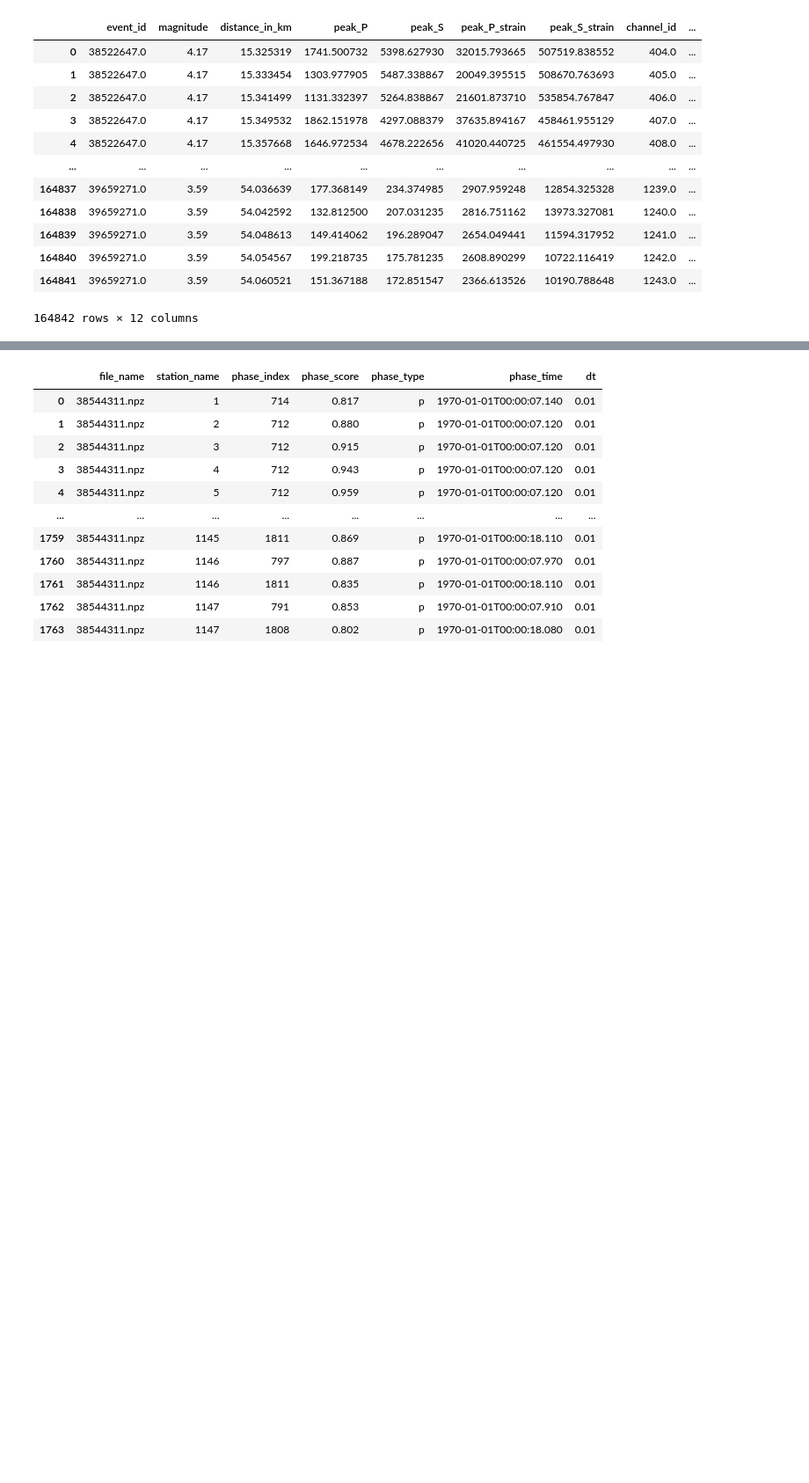
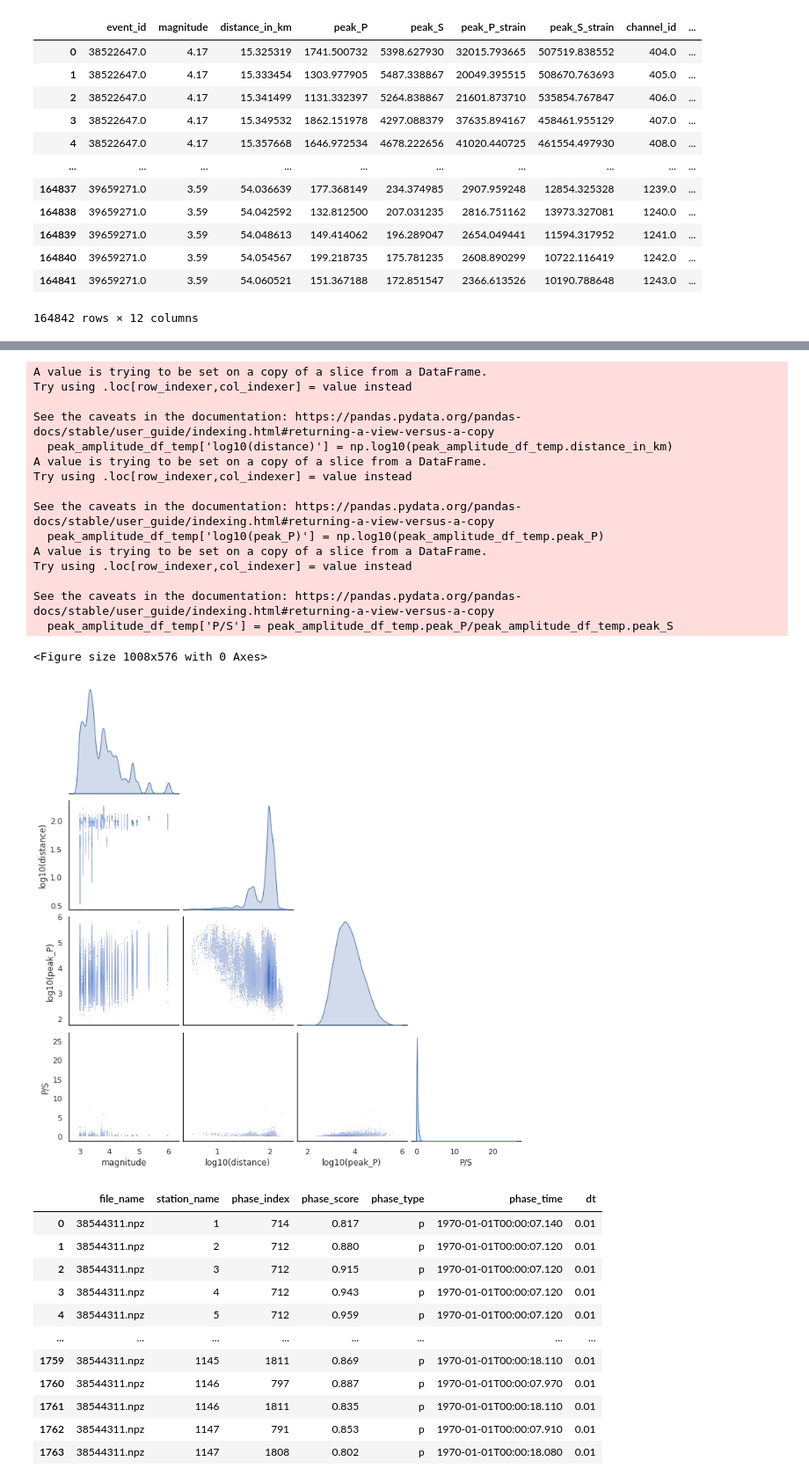
Before and after one commit to yinjiuxun/das-strain-scaling, a Jupyter notebook: jupyter_notebooks/Ridgecrest_extract_peak_amplitude.ipynb, the cells around one changed output, grey strips where cells are left out. Shown at 88% size. Saved outputs shown, nothing was run; the diff lists cells and outputs as text; code cells hidden in the pictures; blank space fills up the shorter version.

Commit message:
Using Seaborn and added Mammoth data

```diff
--- a/jupyter_notebooks/Ridgecrest_extract_peak_amplitude.ipynb
+++ b/jupyter_notebooks/Ridgecrest_extract_peak_amplitude.ipynb
@@ -800,3 +800,12 @@ peak_amplitude_df
 | 164840 | 39659271.0 | 3.59 | 54.054567 | 199.218735 | 175.781235 | 2608.890299 | 10722.116419 | 1242.0 | ... |
 | 164841 | 39659271.0 | 3.59 | 54.060521 | 151.367188 | 172.851547 | 2366.613526 | 10190.788648 | 1243.0 | ... |
 164842 rows × 12 columns
+# %%
+# Load the peak amplitude results of Mammoth data
+import pandas as pd
+import numpy as np
+
+results_output_dir = '/kuafu/yinjx/multi_array_combined_scaling/combined_strain_scaling_MM'
+
+peak_amplitude_file_name = results_output_dir + '/peak_amplitude_region_site_10.csv'
+peak_amplitude_df = pd.read_csv(peak_amplitude_file_name)
@@ -803,3 +828,29 @@ peak_amplitude_df
+# %%
+peak_amplitude_df_temp = peak_amplitude_df.iloc[::5, :]
+peak_amplitude_df_temp['log10(distance)'] = np.log10(peak_amplitude_df_temp.distance_in_km)
+peak_amplitude_df_temp['log10(peak_P)'] = np.log10(peak_amplitude_df_temp.peak_P)
+peak_amplitude_df_temp['P/S'] = peak_amplitude_df_temp.peak_P/peak_amplitude_df_temp.peak_S
+plt.figure(figsize=(14,8))
+sns.pairplot(peak_amplitude_df_temp[['magnitude','log10(distance)', 'log10(peak_P)','P/S']], kind='hist', diag_kind="kde", corner=True)
+plt.savefig(results_output_dir + '/mammoth_data_statistics.png')
+# %% [output]
+A value is trying to be set on a copy of a slice from a DataFrame.
+Try using .loc[row_indexer,col_indexer] = value instead
+
+See the caveats in the documentation: https://pandas.pydata.org/pandas-docs/stable/user_guide/indexing.html#returning-a-view-versus-a-copy
+  peak_amplitude_df_temp['log10(distance)'] = np.log10(peak_amplitude_df_temp.distance_in_km)
+A value is trying to be set on a copy of a slice from a DataFrame.
+Try using .loc[row_indexer,col_indexer] = value instead
+
+See the caveats in the documentation: https://pandas.pydata.org/pandas-docs/stable/user_guide/indexing.html#returning-a-view-versus-a-copy
+  peak_amplitude_df_temp['log10(peak_P)'] = np.log10(peak_amplitude_df_temp.peak_P)
+A value is trying to be set on a copy of a slice from a DataFrame.
+Try using .loc[row_indexer,col_indexer] = value instead
+
+See the caveats in the documentation: https://pandas.pydata.org/pandas-docs/stable/user_guide/indexing.html#returning-a-view-versus-a-copy
+  peak_amplitude_df_temp['P/S'] = peak_amplitude_df_temp.peak_P/peak_amplitude_df_temp.peak_S
+<Figure size 1008x576 with 0 Axes>
+[figure, added]
 # %%
 # path of the ML picking
 ml_pick_dir = '/kuafu/yinjx/Ridgecrest/Ridgecrest_strain_rate_scaling/picking_Weiqiang/picks_yinjx_all'
```
Also changed, not shown: parts of 2 cells of this notebook.
